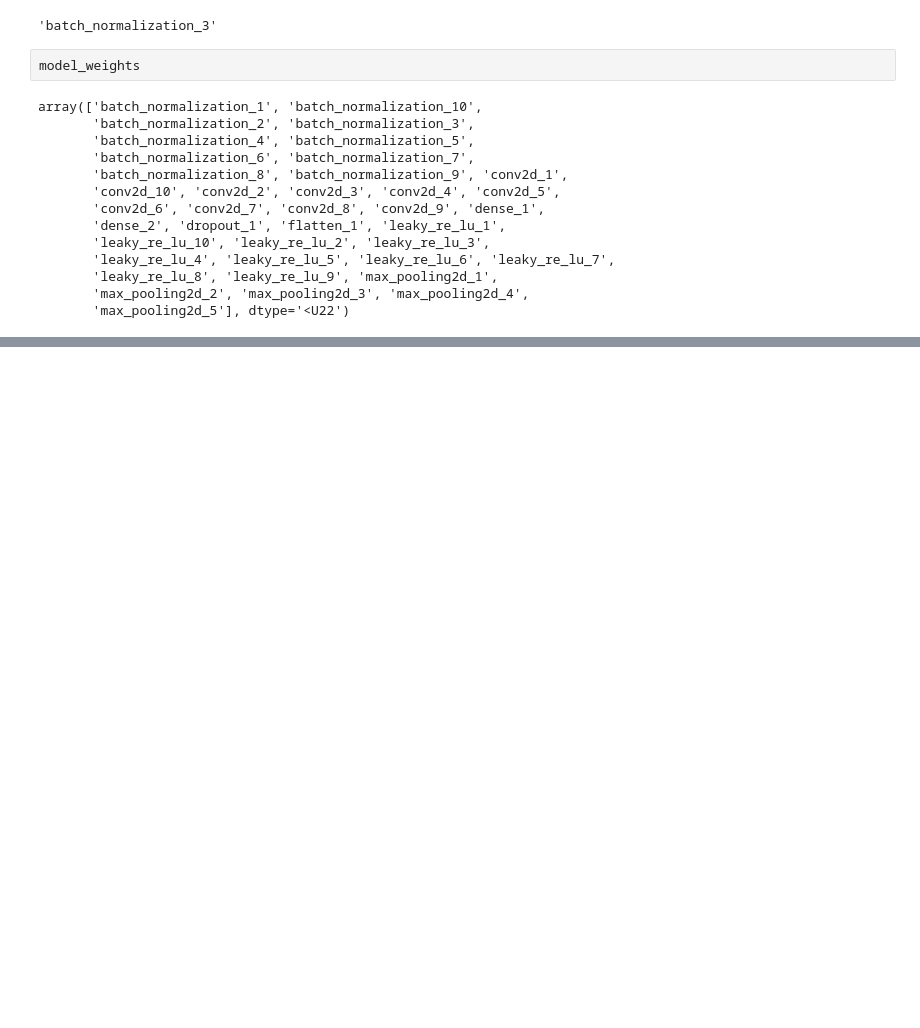
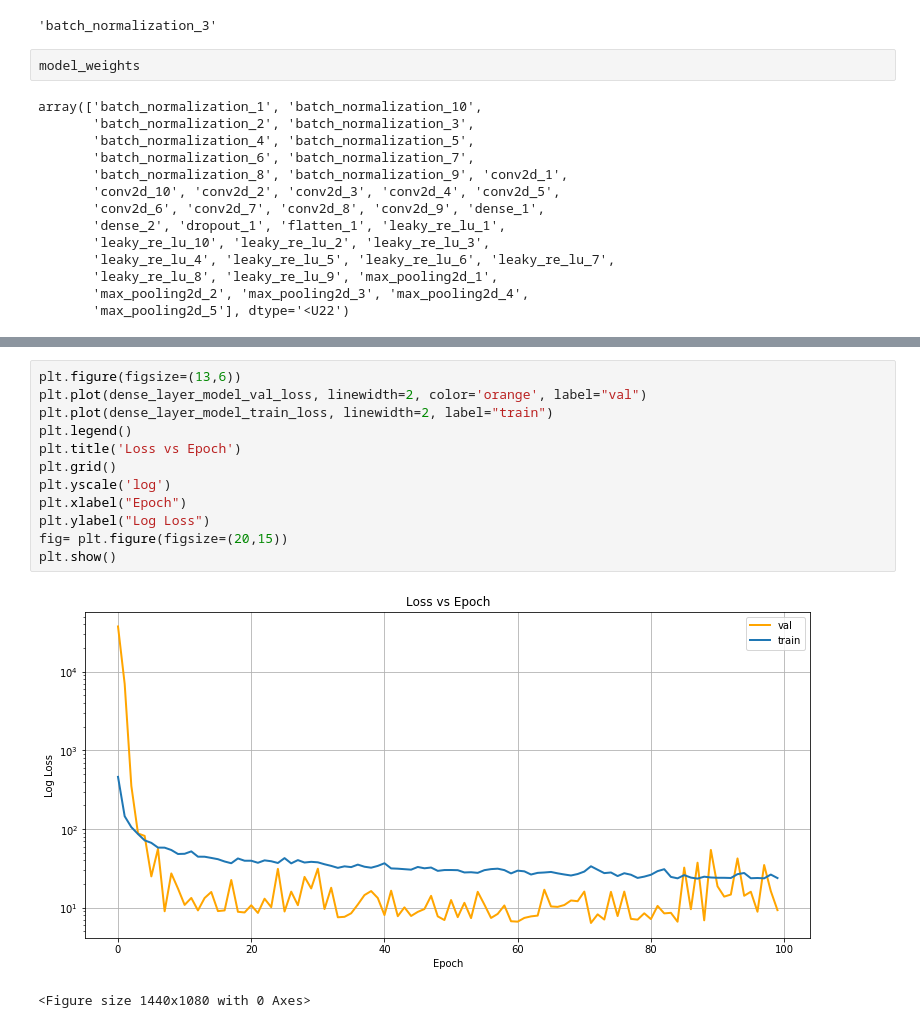
Before and after one commit to AlexandreNeuk/Facial-Keypoint-Detection, a Jupyter notebook: Teste h5.ipynb, the cells around one changed output, grey strips where cells are left out. Cells and saved outputs as stored; diff of their text form; blank space fills up the shorter version.

```diff
--- a/Teste h5.ipynb
+++ b/Teste h5.ipynb
@@ -131,0 +177,15 @@ array(['batch_normalization_1', 'batch_normalization_10',
+# %%
+plt.figure(figsize=(13,6))
+plt.plot(dense_layer_model_val_loss, linewidth=2, color='orange', label="val")
+plt.plot(dense_layer_model_train_loss, linewidth=2, label="train")
+plt.legend()
+plt.title('Loss vs Epoch')
+plt.grid()
+plt.yscale('log')
+plt.xlabel("Epoch")
+plt.ylabel("Log Loss")
+fig= plt.figure(figsize=(20,15))
+plt.show()
+# %% [output]
+[figure, added]
+<Figure size 1440x1080 with 0 Axes>
```
Also changed, not shown: parts of 16 cells of this notebook, 8 other files.
